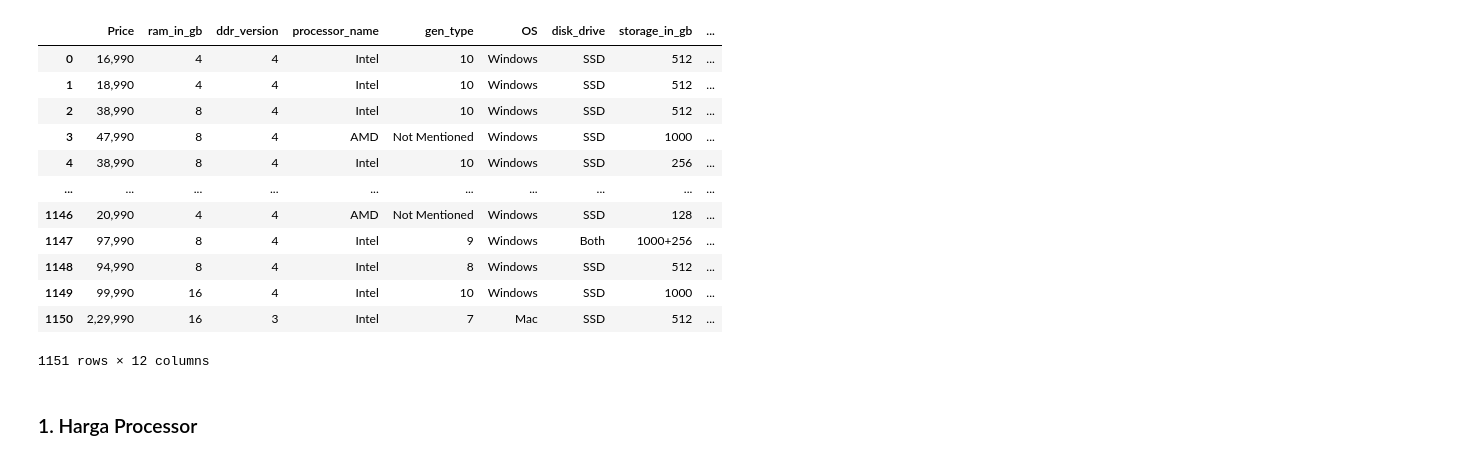
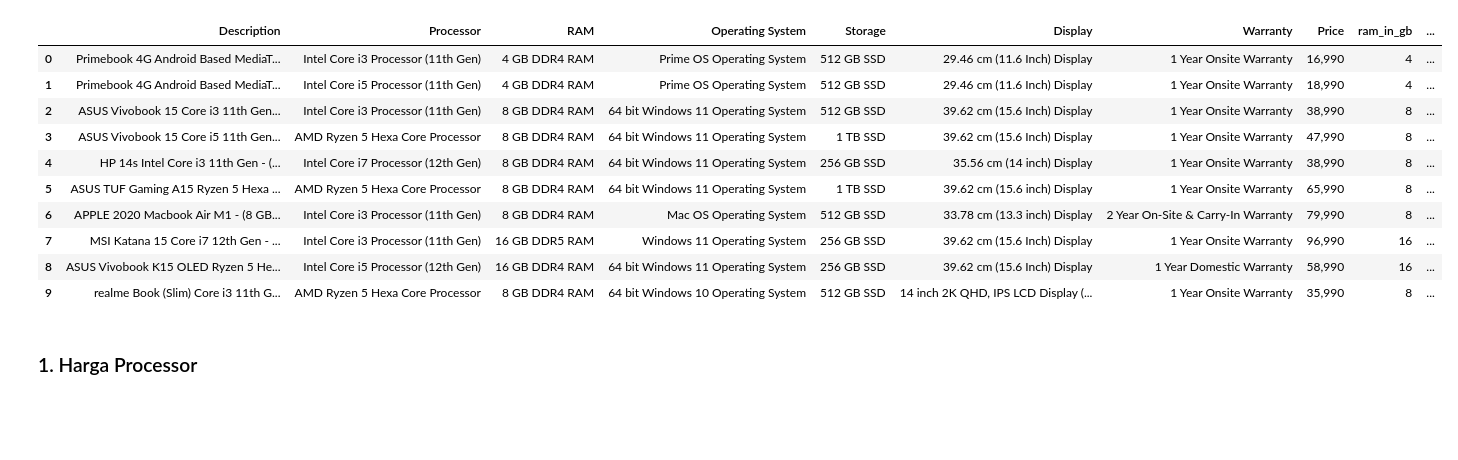
Before and after one commit to TeguhPermana666/Forecasting_Laptop-Price, a Jupyter notebook: EDA.ipynb, the cells around one changed output. Drawn from its saved outputs; the diff is of its cells as text; code cells hidden in the pictures; blank space fills up the shorter version.

```diff
--- a/EDA.ipynb
+++ b/EDA.ipynb
@@ -5,21 +5,19 @@ import matplotlib.pyplot as plt
 import seaborn as sns
 df = pd.read_csv('dataset.csv',index_col=[0])
 # %%
-df
+df.head(10)
 # %% [output]
-|  | Price | ram_in_gb | ddr_version | processor_name | gen_type | OS | disk_drive | storage_in_gb | ... |
-| 0 | 16,990 | 4 | 4 | Intel | 10 | Windows | SSD | 512 | ... |
-| 1 | 18,990 | 4 | 4 | Intel | 10 | Windows | SSD | 512 | ... |
-| 2 | 38,990 | 8 | 4 | Intel | 10 | Windows | SSD | 512 | ... |
-| 3 | 47,990 | 8 | 4 | AMD | Not Mentioned | Windows | SSD | 1000 | ... |
-| 4 | 38,990 | 8 | 4 | Intel | 10 | Windows | SSD | 256 | ... |
-| ... | ... | ... | ... | ... | ... | ... | ... | ... | ... |
-| 1146 | 20,990 | 4 | 4 | AMD | Not Mentioned | Windows | SSD | 128 | ... |
-| 1147 | 97,990 | 8 | 4 | Intel | 9 | Windows | Both | 1000+256 | ... |
-| 1148 | 94,990 | 8 | 4 | Intel | 8 | Windows | SSD | 512 | ... |
-| 1149 | 99,990 | 16 | 4 | Intel | 10 | Windows | SSD | 1000 | ... |
-| 1150 | 2,29,990 | 16 | 3 | Intel | 7 | Mac | SSD | 512 | ... |
+|  | Description | Processor | RAM | Operating System | Storage | Display | Warranty | Price | ram_in_gb | ... |
+| 0 | Primebook 4G Android Based MediaT... | Intel Core i3 Processor (11th Gen) | 4 GB DDR4 RAM | Prime OS Operating System | 512 GB SSD | 29.46 cm (11.6 Inch) Display | 1 Year Onsite Warranty | 16,990 | 4 | ... |
+| 1 | Primebook 4G Android Based MediaT... | Intel Core i5 Processor (11th Gen) | 4 GB DDR4 RAM | Prime OS Operating System | 512 GB SSD | 29.46 cm (11.6 Inch) Display | 1 Year Onsite Warranty | 18,990 | 4 | ... |
+| 2 | ASUS Vivobook 15 Core i3 11th Gen... | Intel Core i3 Processor (11th Gen) | 8 GB DDR4 RAM | 64 bit Windows 11 Operating System | 512 GB SSD | 39.62 cm (15.6 Inch) Display | 1 Year Onsite Warranty | 38,990 | 8 | ... |
+| 3 | ASUS Vivobook 15 Core i5 11th Gen... | AMD Ryzen 5 Hexa Core Processor | 8 GB DDR4 RAM | 64 bit Windows 11 Operating System | 1 TB SSD | 39.62 cm (15.6 Inch) Display | 1 Year Onsite Warranty | 47,990 | 8 | ... |
+| 4 | HP 14s Intel Core i3 11th Gen - (... | Intel Core i7 Processor (12th Gen) | 8 GB DDR4 RAM | 64 bit Windows 11 Operating System | 256 GB SSD | 35.56 cm (14 inch) Display | 1 Year Onsite Warranty | 38,990 | 8 | ... |
+| 5 | ASUS TUF Gaming A15 Ryzen 5 Hexa ... | AMD Ryzen 5 Hexa Core Processor | 8 GB DDR4 RAM | 64 bit Windows 11 Operating System | 1 TB SSD | 39.62 cm (15.6 inch) Display | 1 Year Onsite Warranty | 65,990 | 8 | ... |
+| 6 | APPLE 2020 Macbook Air M1 - (8 GB... | Intel Core i3 Processor (11th Gen) | 8 GB DDR4 RAM | Mac OS Operating System | 512 GB SSD | 33.78 cm (13.3 inch) Display | 2 Year On-Site & Carry-In Warranty | 79,990 | 8 | ... |
+| 7 | MSI Katana 15 Core i7 12th Gen - ... | Intel Core i3 Processor (11th Gen) | 16 GB DDR5 RAM | Windows 11 Operating System | 256 GB SSD | 39.62 cm (15.6 Inch) Display | 1 Year Onsite Warranty | 96,990 | 16 | ... |
+| 8 | ASUS Vivobook K15 OLED Ryzen 5 He... | Intel Core i5 Processor (12th Gen) | 16 GB DDR4 RAM | 64 bit Windows 11 Operating System | 256 GB SSD | 39.62 cm (15.6 Inch) Display | 1 Year Domestic Warranty | 58,990 | 16 | ... |
+| 9 | realme Book (Slim) Core i3 11th G... | AMD Ryzen 5 Hexa Core Processor | 8 GB DDR4 RAM | 64 bit Windows 10 Operating System | 512 GB SSD | 14 inch 2K QHD, IPS LCD Display (... | 1 Year Onsite Warranty | 35,990 | 8 | ... |
-1151 rows × 12 columns
 # %%
 df['Price'] = df['Price'].str.replace(",","").astype(int)
 # %% [markdown]
```
Also changed, not shown: parts of 9 cells of this notebook, 2 other files.
